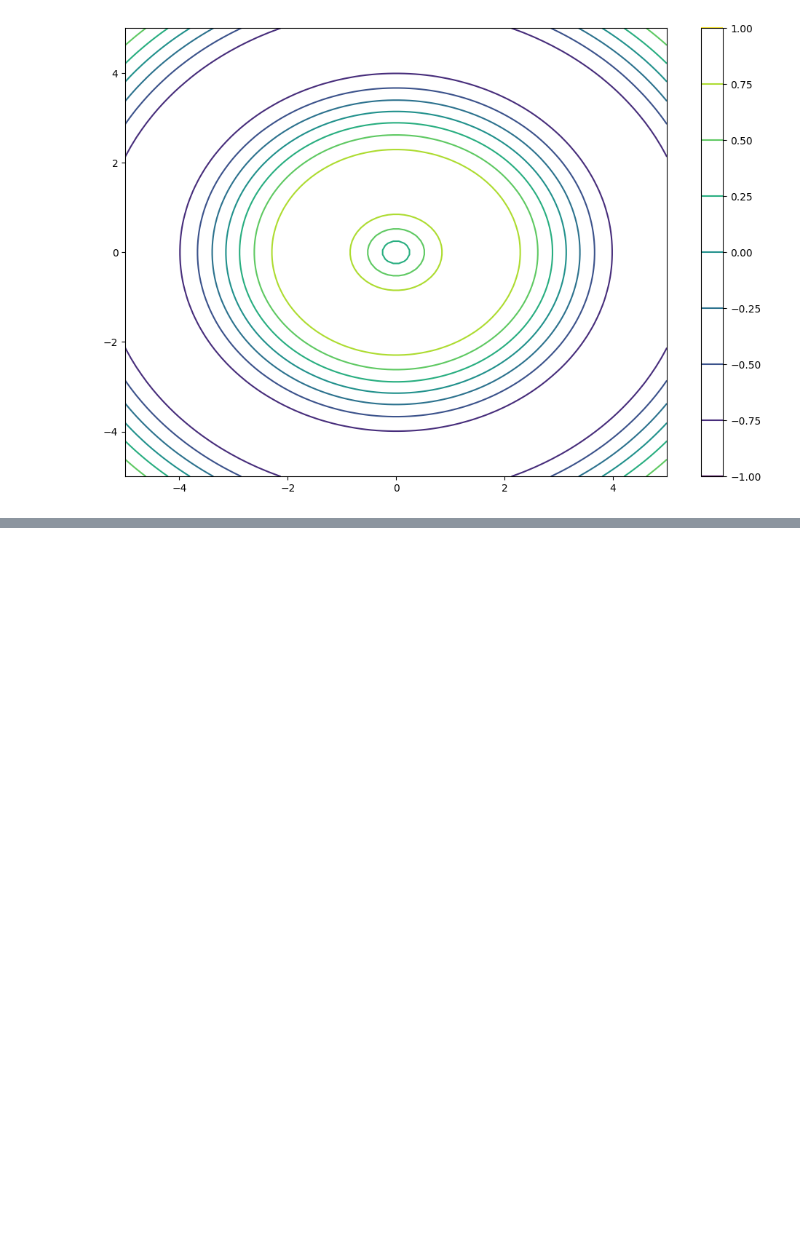
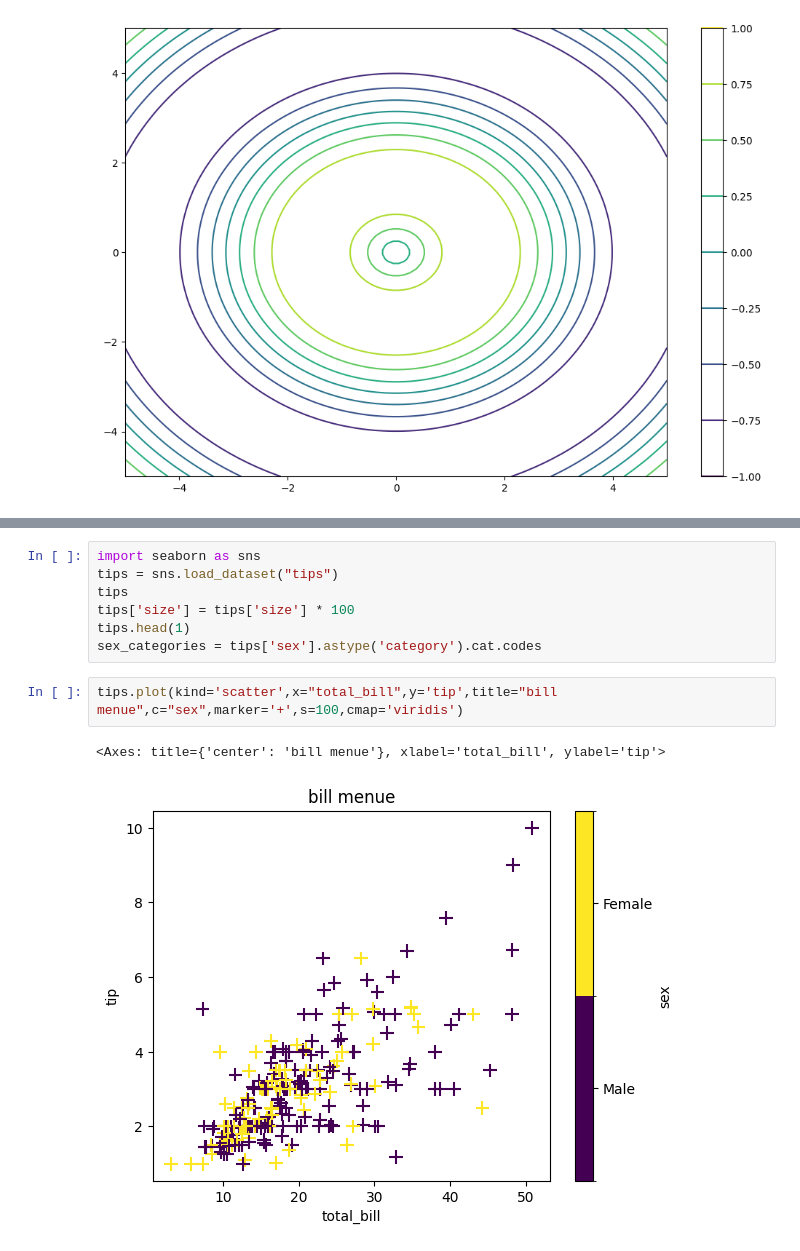
Before and after one commit to Misbahuddin111/Data-visualization, a Jupyter notebook: 24 session advanced matplotlib.ipynb, the cells around one changed output, grey strips where cells are left out. Cells and saved outputs as stored; diff of their text form; blank space fills up the shorter version.

```diff
--- a/24 session advanced matplotlib.ipynb
+++ b/24 session advanced matplotlib.ipynb
@@ -145,0 +185,12 @@ plt.show()
+# %%
+import seaborn as sns
+tips = sns.load_dataset("tips")
+tips
+tips['size'] = tips['size'] * 100
+tips.head(1)
+sex_categories = tips['sex'].astype('category').cat.codes
+# %%
+tips.plot(kind='scatter',x="total_bill",y='tip',title="bill menue",c="sex",marker='+',s=100,cmap='viridis')
+# %% [output]
+<Axes: title={'center': 'bill menue'}, xlabel='total_bill', ylabel='tip'>
+[figure, added]
```
Also changed, not shown: parts of 20 cells of this notebook.
